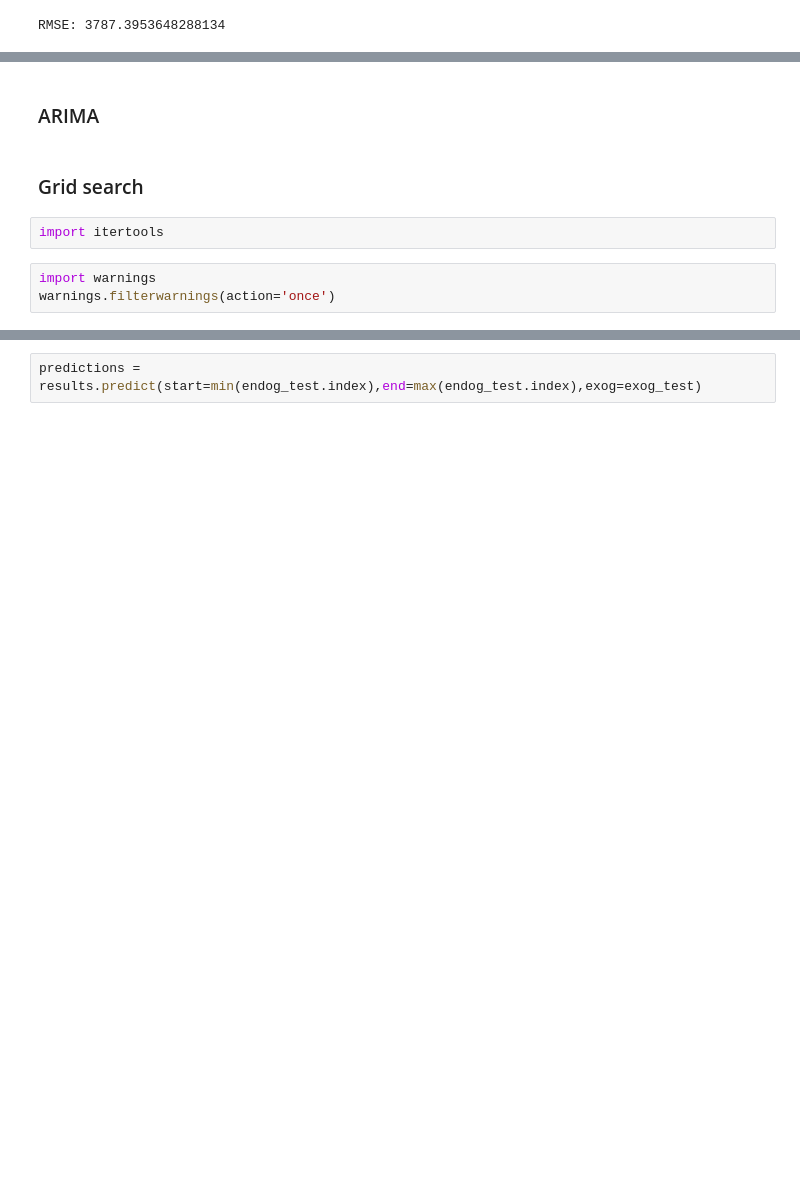
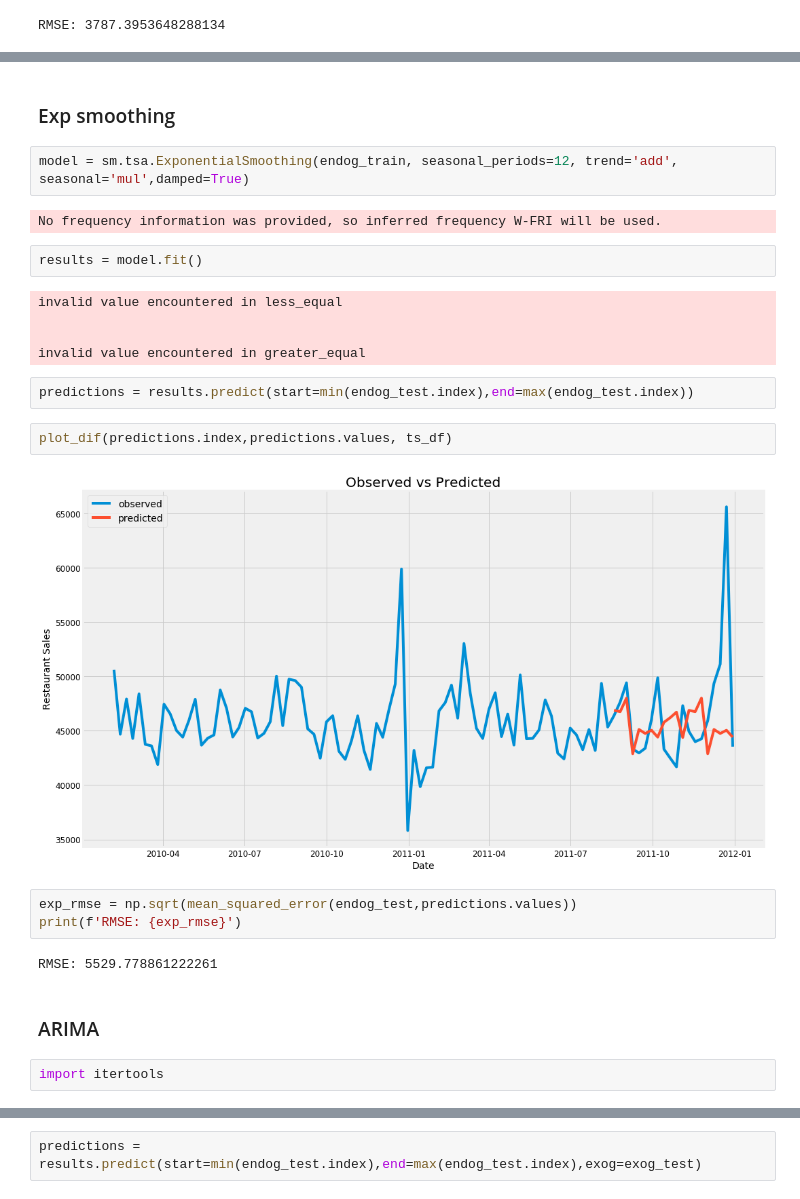
Before and after one commit to ilyalasy/ml_tasks, a Jupyter notebook: Restaurants/Restaurants_TS_Forecasting.ipynb, the cells around one changed output, grey strips where cells are left out. Saved outputs shown, nothing was run; the diff lists cells and outputs as text; blank space fills up the shorter version.

```diff
--- a/Restaurants/Restaurants_TS_Forecasting.ipynb
+++ b/Restaurants/Restaurants_TS_Forecasting.ipynb
@@ -186,10 +216,29 @@ RMSE: 3787.3953648288134
+# %% [markdown]
+### Exp smoothing
+# %%
+model = sm.tsa.ExponentialSmoothing(endog_train, seasonal_periods=12, trend='add', seasonal='mul',damped=True)
+# %% [output]
+No frequency information was provided, so inferred frequency W-FRI will be used.
+# %%
+results = model.fit()
+# %% [output]
+invalid value encountered in less_equal
+
+
+invalid value encountered in greater_equal
+# %%
+predictions = results.predict(start=min(endog_test.index),end=max(endog_test.index))
+# %%
+plot_dif(predictions.index,predictions.values, ts_df)
+# %% [output]
+[figure, added]
+# %%
+exp_rmse = np.sqrt(mean_squared_error(endog_test,predictions.values))
+print(f'RMSE: {exp_rmse}')
+# %% [output]
+RMSE: 5529.778861222261
 # %% [markdown]
 ### ARIMA
-# %% [markdown]
-### Grid search
 # %%
 import itertools
-# %%
-import warnings
-warnings.filterwarnings(action='once')
 # %%
```
Also changed, not shown: parts of 30 cells of this notebook, 1 other file.
